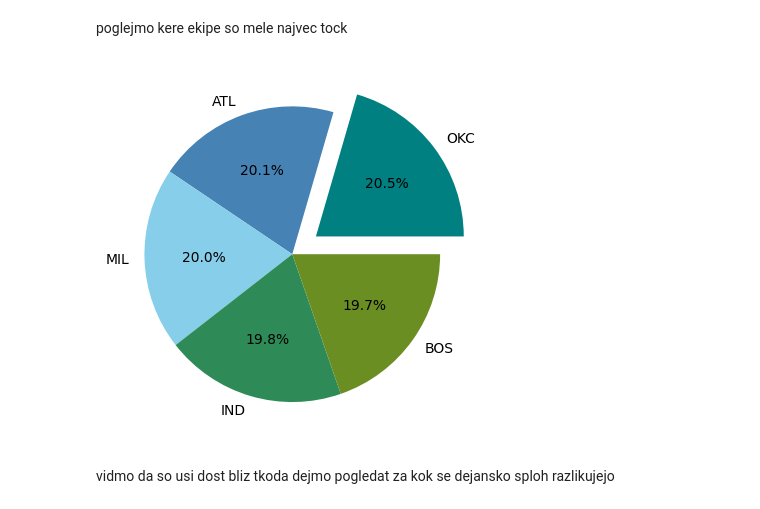
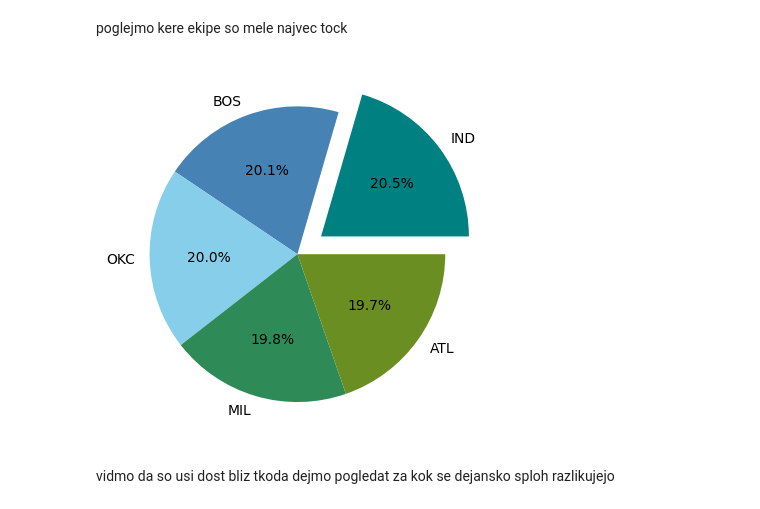
Before and after one commit to elizapecoraro/Eliza-Pecoraro-Projektna-naloga-UVP, a Jupyter notebook: analiza.ipynb, the cells around one changed output. Drawn from its saved outputs; the diff is of its cells as text; code cells hidden in the pictures.

```diff
--- a/analiza.ipynb
+++ b/analiza.ipynb
@@ -185,26 +191,25 @@ poglejmo kere ekipe so mele najvec tock
 # %%
 def tocke_na_ekipo(ekipa):
     ustrezne_vrstice = nba[nba["Tm"] == ekipa]
     skupne_tocke_na_ekipo = ustrezne_vrstice["PTS"].sum()
     return skupne_tocke_na_ekipo
 
-top_ekipe = []
-for ekipa in ekipe:
-    if tocke_na_ekipo(ekipa) > 9700:
-        top_ekipe.append(ekipa)
+slovar_ekipe_tocke = {ekipa : tocke_na_ekipo(ekipa) for ekipa in ekipe}
+
+ekipe_po_tockah = sorted(slovar_ekipe_tocke, key=slovar_ekipe_tocke.get, reverse=True)
+top_ekipe = ekipe_po_tockah[:5]
 
 top_ekipe_tocke = [tocke_na_ekipo(ekipa) for ekipa in top_ekipe]
-top_ekipe_tocke.sort(reverse=True)
 
 y = np.array(top_ekipe_tocke)
 labels = [ekipa for ekipa in top_ekipe]
 explode = [0.2, 0, 0, 0, 0]
 colors = ["#008080", "#4682B4", "#87CEEB", "#2E8B57", "#6B8E23" ]
 
 plt.pie(y, labels=labels, autopct='%1.1f%%', colors=colors, explode=explode)
 plt.show()
 # %% [output]
-[figure, old version]
+[figure, new version]
 # %% [markdown]
 vidmo da so usi dost bliz tkoda dejmo pogledat za kok se dejansko sploh razlikujejo
 # %% [markdown]
```
Also changed, not shown: parts of 2 cells of this notebook.
